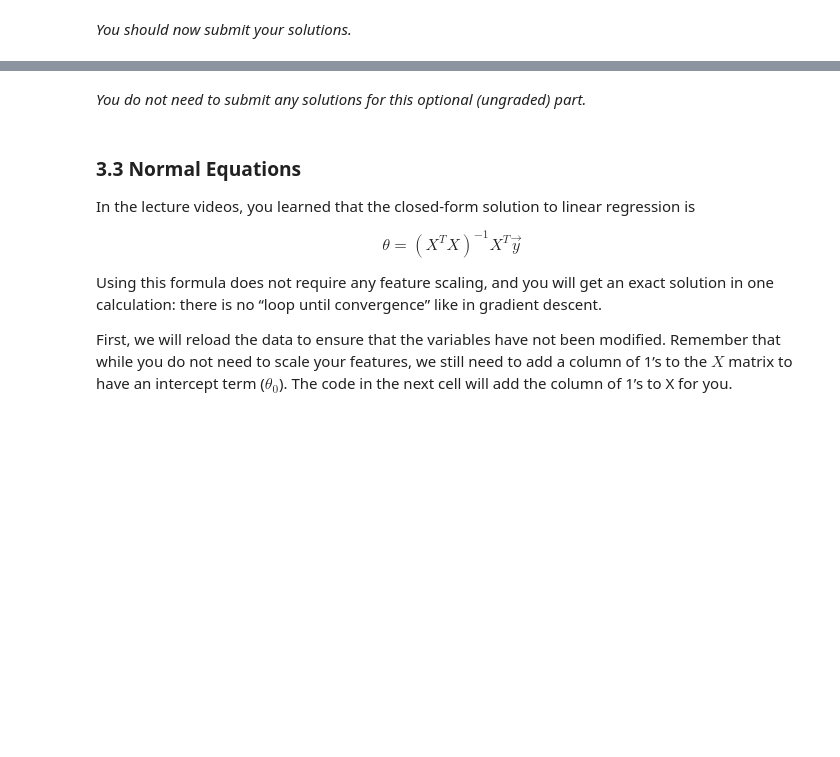
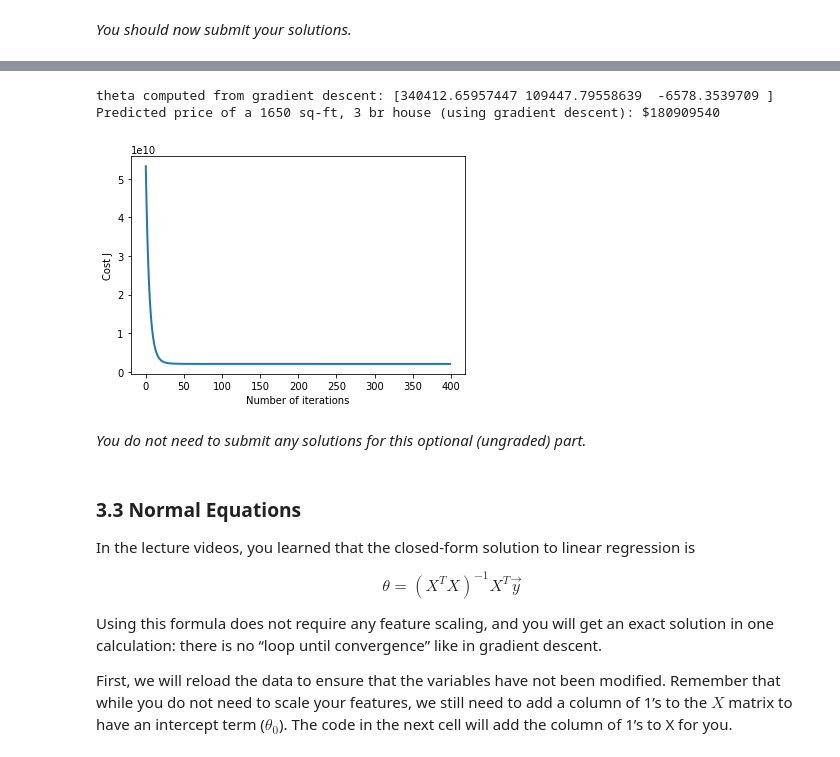
Before and after one commit to arslanali0029/Coursera_ML_Programming_Assignments_with_python, a Jupyter notebook: Exercise1/exercise1.ipynb, the cells around one changed output, grey strips where cells are left out. Saved outputs shown, nothing was run; the diff lists cells and outputs as text; code cells hidden in the pictures; blank space fills up the shorter version.

```diff
--- a/Exercise1/exercise1.ipynb
+++ b/Exercise1/exercise1.ipynb
@@ -853,7 +853,11 @@ def gradientDescentMulti(X, y, theta, alpha, num_iters):
 
     for i in range(num_iters):
         # ======================= YOUR CODE HERE ==========================
+        hypothesis = np.matmul(X , theta)
+        errors = np.subtract(hypothesis , y)
 
+        delta = np.matmul(np.transpose(X),errors)
+        theta = np.subtract(theta , np.multiply((alpha/m),delta))
 
         # =================================================================
 
@@ -913,35 +932,39 @@ Finally, you should complete the code at the end to predict the price
 of a 1650 sq-ft, 3 br house.
 
 Hint
 ----
 At prediction, make sure you do the same feature normalization.
 """
 # Choose some alpha value - change this
 alpha = 0.1
 num_iters = 400
 
 # init theta and run gradient descent
 theta = np.zeros(3)
 theta, J_history = gradientDescentMulti(X, y, theta, alpha, num_iters)
 
 # Plot the convergence graph
 pyplot.plot(np.arange(len(J_history)), J_history, lw=2)
 pyplot.xlabel('Number of iterations')
 pyplot.ylabel('Cost J')
 
 # Display the gradient descent's result
 print('theta computed from gradient descent: {:s}'.format(str(theta)))
 
 # Estimate the price of a 1650 sq-ft, 3 br house
 # ======================= YOUR CODE HERE ===========================
 # Recall that the first column of X is all-ones.
 # Thus, it does not need to be normalized.
-
-price = 0   # You should change this
+x = np.transpose([1,1650,3])
+price = np.matmul(np.transpose(theta),x)   # You should change this
 
 # ===================================================================
 
 print('Predicted price of a 1650 sq-ft, 3 br house (using gradient descent): ${:.0f}'.format(price))
+# %% [output]
+theta computed from gradient descent: [340412.65957447 109447.79558639  -6578.3539709 ]
+Predicted price of a 1650 sq-ft, 3 br house (using gradient descent): $180909540
+[figure, added]
 # %% [markdown]
 *You do not need to submit any solutions for this optional (ungraded) part.*
 # %% [markdown]
```
Also changed, not shown: parts of 3 cells of this notebook.
